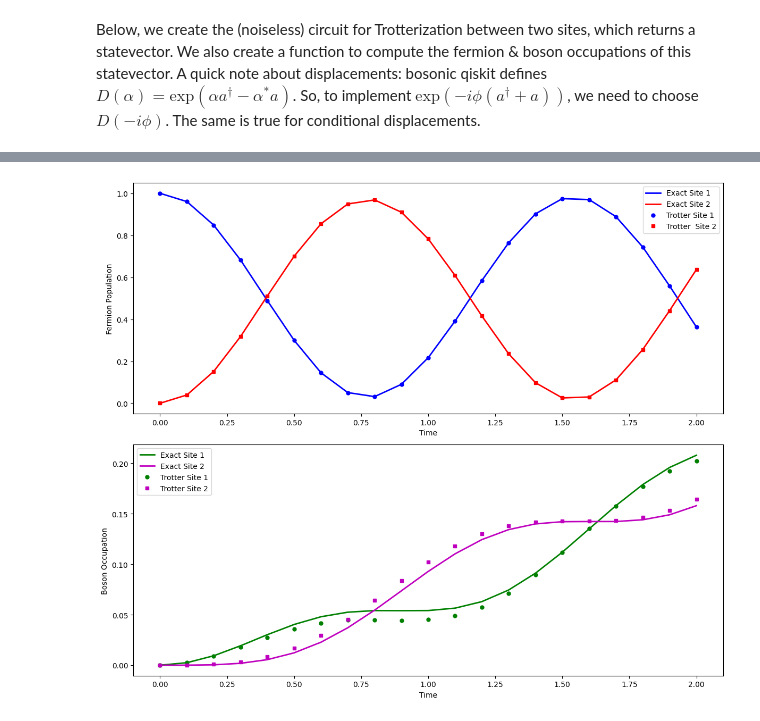
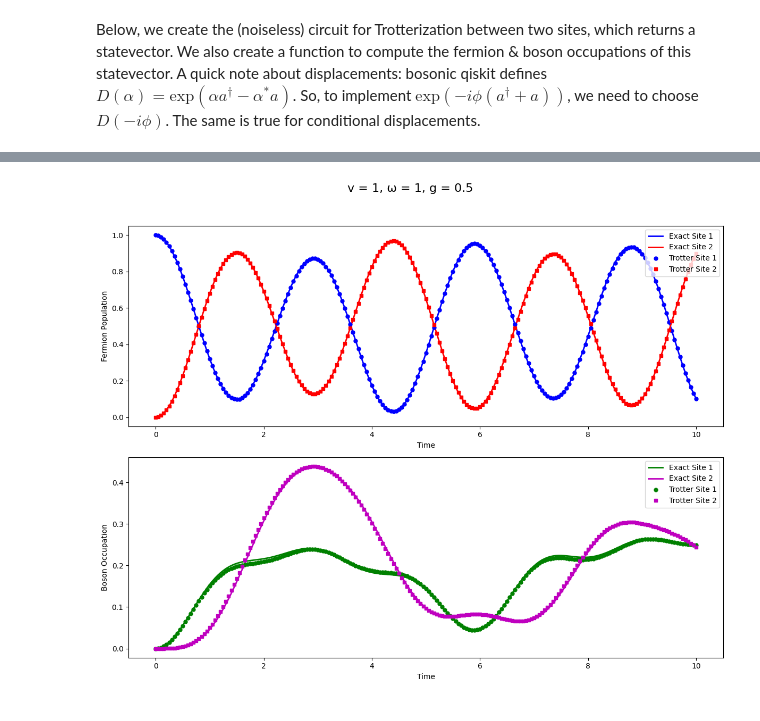
Before and after one commit to samgodwood/bosonic-qiskit, a Jupyter notebook: playground/bosonic_operator_costs/holstein/hybrid_holstein.ipynb, the cells around one changed output, grey strips where cells are left out. Drawn from its saved outputs; the diff is of its cells as text; code cells hidden in the pictures.

Commit message:
vary parameters

```diff
--- a/playground/bosonic_operator_costs/holstein/hybrid_holstein.ipynb
+++ b/playground/bosonic_operator_costs/holstein/hybrid_holstein.ipynb
@@ -277,53 +277,59 @@ def run_holstein_simulation(dt, t_max, v, omega, g, num_qubits_per_qumode):
         "trotter_boson_occ1": trotter_boson_occ1,
         "trotter_boson_occ2": trotter_boson_occ2,
     }
-# %%
-# Define  parameters
-dt = 0.1                   # trotter time step
-t_max = 2.0                # final simulation time
-v, omega, g = 2.0, 1.0, 0.5 # hamiltonian params
-num_qubits_per_qumode = 3 # cutoff 2**3
-
-# Run
-sim_data = run_holstein_simulation(dt, t_max, v, omega, g, num_qubits_per_qumode)
 # %%
-# Unpack
-times = sim_data["times"]
-fermion_pop1_exact = sim_data["fermion_pop1_exact"]
-fermion_pop2_exact = sim_data["fermion_pop2_exact"]
-boson_occ1_exact = sim_data["boson_occ1_exact"]
-boson_occ2_exact = sim_data["boson_occ2_exact"]
-trotter_fermion_pop1 = sim_data["trotter_fermion_pop1"]
-trotter_fermion_pop2 = sim_data["trotter_fermion_pop2"]
-trotter_boson_occ1 = sim_data["trotter_boson_occ1"]
-trotter_boson_occ2 = sim_data["trotter_boson_occ2"]
+dt = 0.05                  # Trotter time step
+t_max = 10.0                 # Final simulation time
+num_qubits_per_qumode = 3   # Bosonic cutoff = 2**3
 
-# Plotting
-plt.figure(figsize=(12, 10))
 
-# Fermion populations
-plt.subplot(2, 1, 1)
-# Exact data with lines
-plt.plot(times, fermion_pop1_exact, 'b-', label="Exact Site 1", linewidth=2)
-plt.plot(times, fermion_pop2_exact, 'r-', label="Exact Site 2", linewidth=2)
-plt.plot(times, trotter_fermion_pop1, 'bo', label="Trotter Site 1", markersize=5)
-plt.plot(times, trotter_fermion_pop2, 'rs', label="Trotter  Site 2", markersize=5)
-plt.xlabel("Time")
-plt.ylabel("Fermion Population")
-plt.legend()
+param_sets = [
+    {"label": "v = 1, ω = 1, g = 0.5 ",  "v": 1.0, "omega": 1.0, "g": 0.5},
+    {"label": "v = 0.2, ω = 1, g = 0.5",     "v": 0.2, "omega": 1.0, "g": 0.5},
+    {"label": "v = 1, ω = 2, g = 0.5", "v": 1.0, "omega": 2.0, "g": 0.5},
+    {"label": "v = 1, ω = 1, g = 1.5",    "v": 1.0, "omega": 1.0, "g": 1.5},
+]
 
-# Bosonic occupations
-plt.subplot(2, 1, 2)
-# Exact data with lines
-plt.plot(times, boson_occ1_exact, 'g-', label="Exact Site 1", linewidth=2)
-plt.plot(times, boson_occ2_exact, 'm-', label="Exact Site 2", linewidth=2)
-plt.plot(times, trotter_boson_occ1, 'go', label="Trotter Site 1", markersize=5)
-plt.plot(times, trotter_boson_occ2, 'ms', label="Trotter Site 2", markersize=5)
-plt.xlabel("Time")
-plt.ylabel("Boson Occupation")
-plt.legend()
+# Loop over each parameter set
+for params in param_sets:
+    label, v, omega, g = params["label"], params["v"], params["omega"], params["g"]
 
-plt.tight_layout()
-plt.show()
+    sim_data = run_holstein_simulation(dt, t_max, v, omega, g, num_qubits_per_qumode)
+
+    times = sim_data["times"]
+    fermion_pop1_exact = sim_data["fermion_pop1_exact"]
+    fermion_pop2_exact = sim_data["fermion_pop2_exact"]
+    boson_occ1_exact = sim_data["boson_occ1_exact"]
+    boson_occ2_exact = sim_data["boson_occ2_exact"]
+    trotter_fermion_pop1 = sim_data["trotter_fermion_pop1"]
+    trotter_fermion_pop2 = sim_data["trotter_fermion_pop2"]
+    trotter_boson_occ1 = sim_data["trotter_boson_occ1"]
+    trotter_boson_occ2 = sim_data["trotter_boson_occ2"]
+
+    plt.figure(figsize=(12, 10))
+    plt.suptitle(label, fontsize=16)
+
+    # Fermion populations
+    plt.subplot(2, 1, 1)
+    plt.plot(times, fermion_pop1_exact, 'b-', label="Exact Site 1", linewidth=2)
+    plt.plot(times, fermion_pop2_exact, 'r-', label="Exact Site 2", linewidth=2)
+    plt.plot(times, trotter_fermion_pop1, 'bo', label="Trotter Site 1", markersize=5)
+    plt.plot(times, trotter_fermion_pop2, 'rs', label="Trotter Site 2", markersize=5)
+    plt.xlabel("Time")
+    plt.ylabel("Fermion Population")
+    plt.legend()
+
+    # Boson occupations
+    plt.subplot(2, 1, 2)
+    plt.plot(times, boson_occ1_exact, 'g-', label="Exact Site 1", linewidth=2)
+    plt.plot(times, boson_occ2_exact, 'm-', label="Exact Site 2", linewidth=2)
+    plt.plot(times, trotter_boson_occ1, 'go', label="Trotter Site 1", markersize=5)
+    plt.plot(times, trotter_boson_occ2, 'ms', label="Trotter Site 2", markersize=5)
+    plt.xlabel("Time")
+    plt.ylabel("Boson Occupation")
+    plt.legend()
+
+    plt.tight_layout(rect=[0, 0.03, 1, 0.95])
+    plt.show()
 # %% [output]
-[figure, old version]
+[figure, new version]
```
Also changed, not shown: parts of 4 cells of this notebook.
